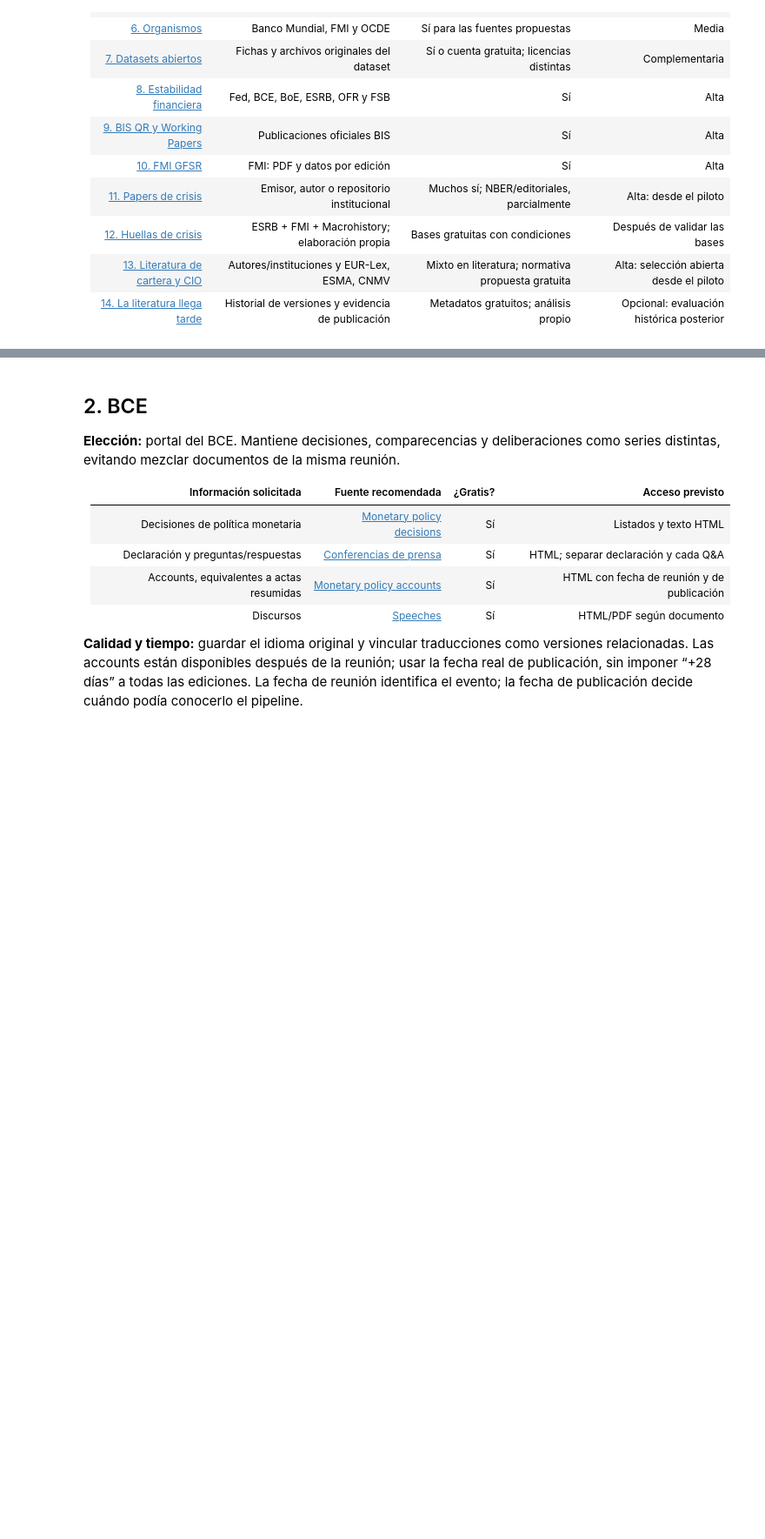
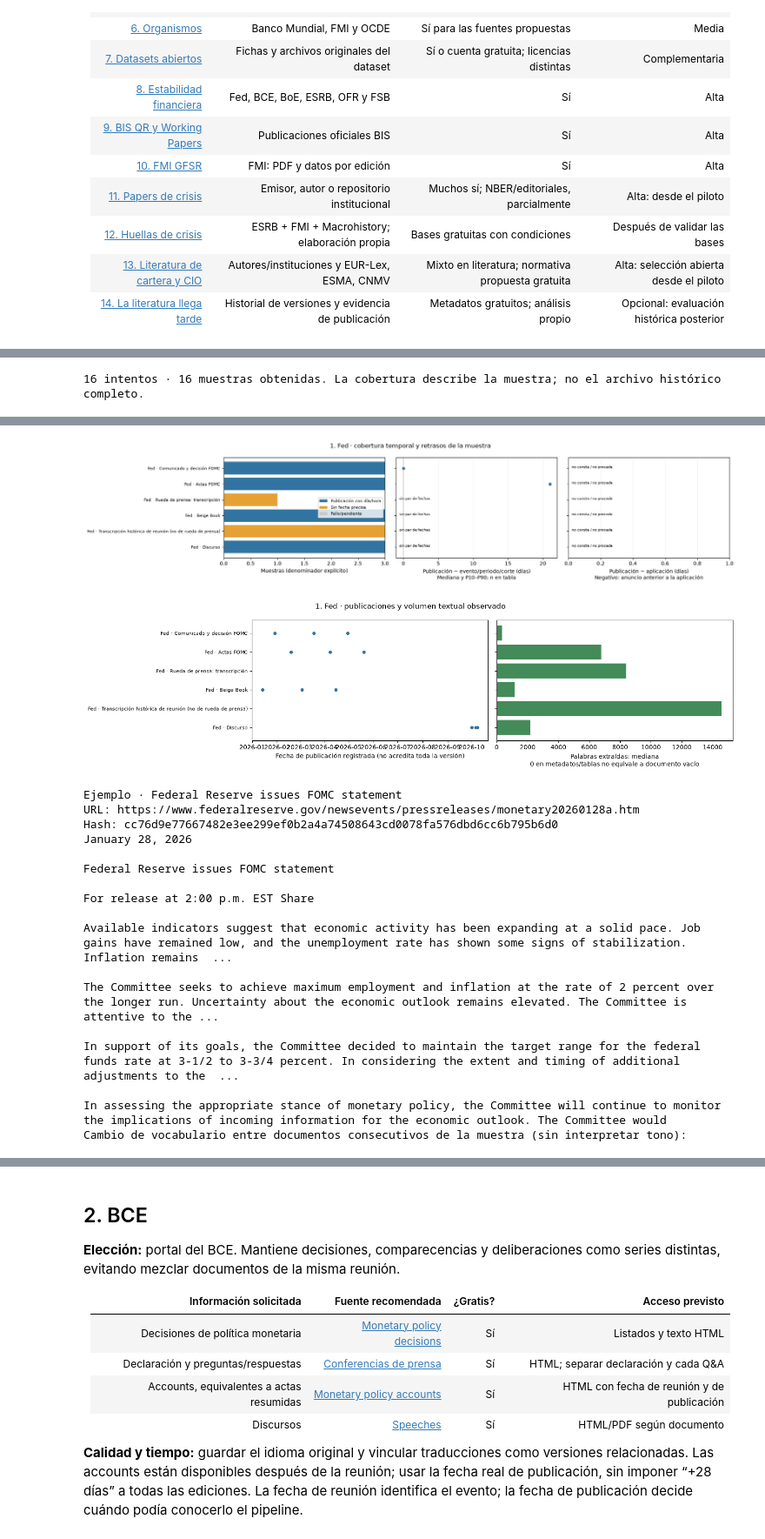
Before and after one commit to Romequinco/PRUEBAS_DETECCION_REGIMENES_DE_MERCADO_TFM, a Jupyter notebook: notebooks/01_fuentes_prioridad_gratuita.ipynb, the cells around one changed output, grey strips where cells are left out. Shown at 87% size. Drawn from its saved outputs; the diff is of its cells as text; code cells hidden in the pictures; blank space fills up the shorter version.

```diff
--- a/notebooks/01_fuentes_prioridad_gratuita.ipynb
+++ b/notebooks/01_fuentes_prioridad_gratuita.ipynb
@@ -37,0 +43,36 @@ Las cantidades, tamaños y estados OK/MIXTO/BLOQUEADA de la captura son referenc
+# %%
+from pathlib import Path
+import sys
+
+import pandas as pd
+from IPython.display import display
+
+RAIZ = next((p for p in [Path.cwd(), *Path.cwd().parents]
+             if (p / "config/sources/sonda_fuentes.json").exists()), None)
+if RAIZ is None:
+    raise RuntimeError("Abre el notebook desde este repositorio.")
+if str(RAIZ / "src") not in sys.path:
+    sys.path.insert(0, str(RAIZ / "src"))
+
+from macro_riesgo.sonda import ConfigSonda, Sonda
+from macro_riesgo.sonda.analysis import mostrar_apartado
+
+pd.set_option("display.max_columns", 24)
+pd.set_option("display.max_colwidth", 100)
+
+MODO_RAPIDO = True
+CORTE_UTC = "2026-10-14T00:00:00+00:00"
+
+cfg = ConfigSonda(
+    raiz=RAIZ,
+    max_por_familia=3 if MODO_RAPIDO else 10,
+    max_filas=3 if MODO_RAPIDO else 10,
+    max_paginas=40 if MODO_RAPIDO else 200,
+    usar_cache=True,
+    corte_utc=CORTE_UTC,
+)
+sonda = Sonda(cfg)
+print("Responsable: Fernando Dapena Tauste")
+print("Raíz:", RAIZ)
+print("Modo:", "rápido" if MODO_RAPIDO else "ampliado (no es el histórico completo)")
+print("Corte histórico:", CORTE_UTC)
@@ -54,0 +143,4 @@ Las cantidades, tamaños y estados OK/MIXTO/BLOQUEADA de la captura son referenc
+# %%
+resumen_01 = mostrar_apartado(sonda, 1, '1. Fed')
+# %% [output]
+16 intentos · 16 muestras obtenidas. La cobertura describe la muestra; no el archivo histórico completo.
@@ -54,0 +171,19 @@ Las cantidades, tamaños y estados OK/MIXTO/BLOQUEADA de la captura son referenc
+[figure, added]
+[figure, added]
+Ejemplo · Federal Reserve issues FOMC statement
+URL: https://www.federalreserve.gov/newsevents/pressreleases/monetary20260128a.htm
+Hash: cc76d9e77667482e3ee299ef0b2a4a74508643cd0078fa576dbd6cc6b795b6d0
+January 28, 2026
+
+Federal Reserve issues FOMC statement
+
+For release at 2:00 p.m. EST Share
+
+Available indicators suggest that economic activity has been expanding at a solid pace. Job gains have remained low, and the unemployment rate has shown some signs of stabilization. Inflation remains  ...
+
+The Committee seeks to achieve maximum employment and inflation at the rate of 2 percent over the longer run. Uncertainty about the economic outlook remains elevated. The Committee is attentive to the ...
+
+In support of its goals, the Committee decided to maintain the target range for the federal funds rate at 3‑1/2 to 3‑3/4 percent. In considering the extent and timing of additional adjustments to the  ...
+
+In assessing the appropriate stance of monetary policy, the Committee will continue to monitor the implications of incoming information for the economic outlook. The Committee would
+Cambio de vocabulario entre documentos consecutivos de la muestra (sin interpretar tono):
```
Also changed, not shown: parts of 54 cells of this notebook, 22 other files.
